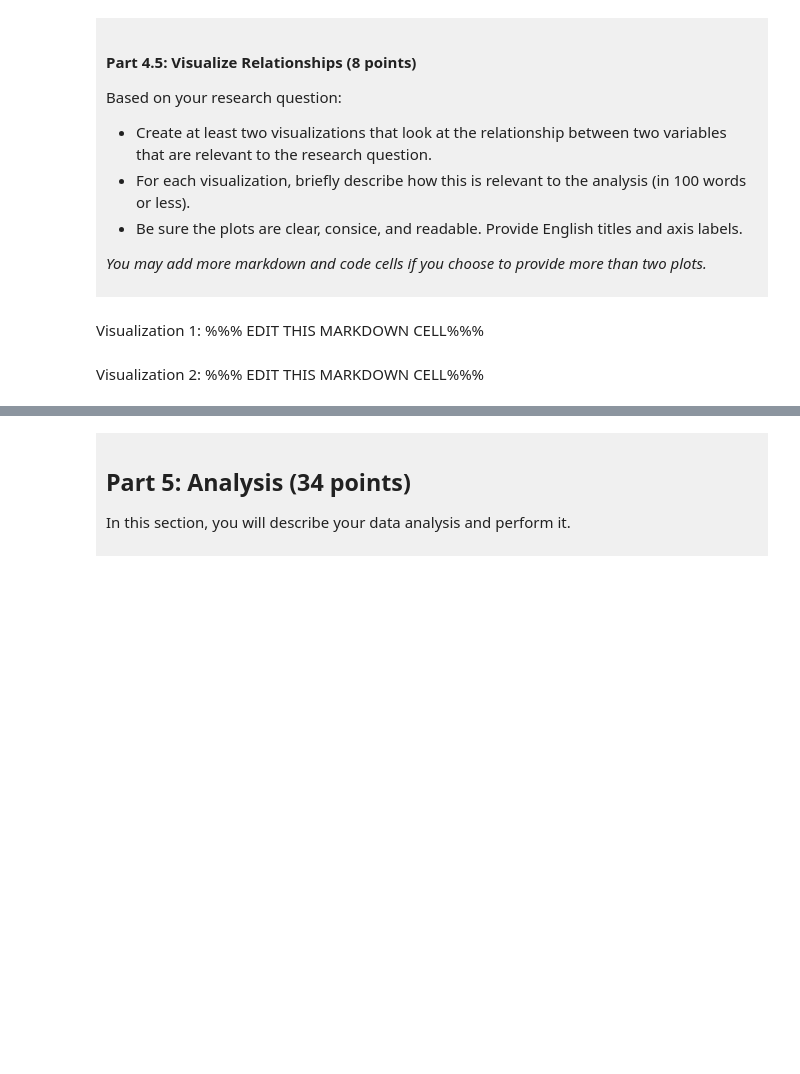
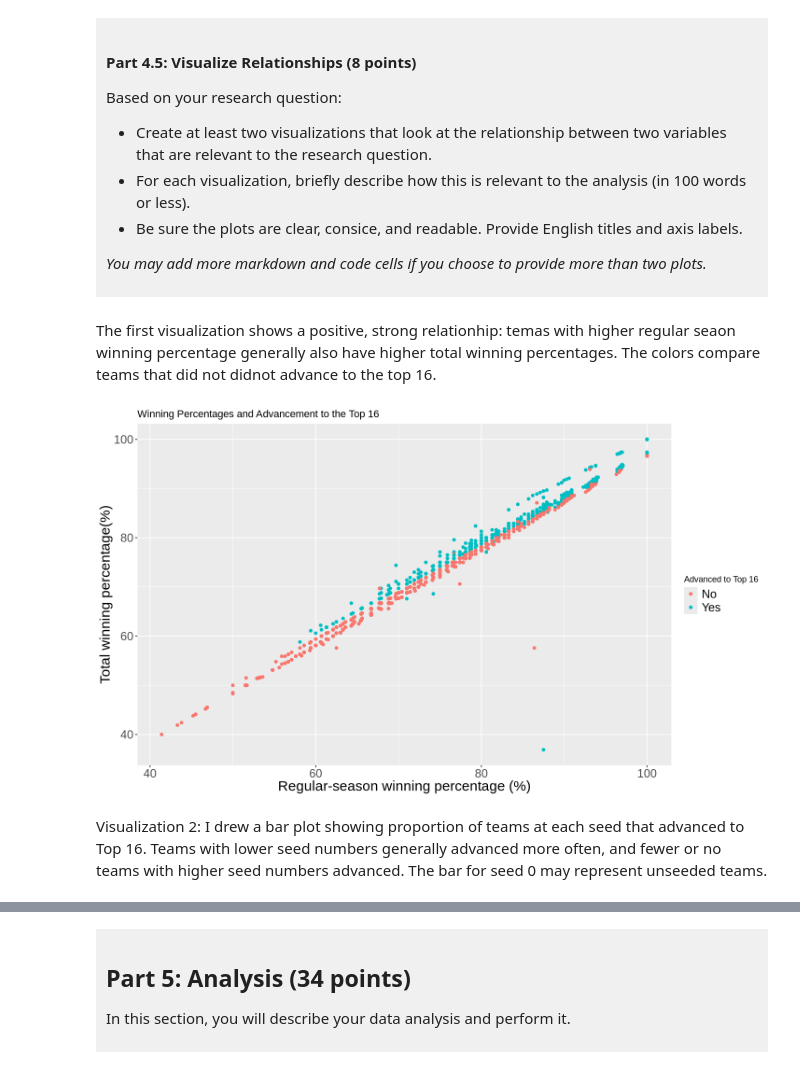
Before and after one commit to KellyGu003/dsci-100-project-kelly-gu, a Jupyter notebook: dsci-100-project-notebook.ipynb, the cells around one changed output, grey strips where cells are left out. Cells and saved outputs as stored; diff of their text form; code cells hidden in the pictures; blank space fills up the shorter version.

```diff
--- a/dsci-100-project-notebook.ipynb
+++ b/dsci-100-project-notebook.ipynb
@@ -335,9 +403,21 @@ Based on your research question:
 *You may add more markdown and code cells if you choose to provide more than two plots.*
 </div>
 # %% [markdown]
-Visualization 1: %%% EDIT THIS MARKDOWN CELL%%%
+The first visualization shows a positive, strong relationhip: temas with higher regular seaon winning percentage generally also have higher total winning percentages. The colors compare teams that did not didnot advance to the top 16.
 # %%
-### EDIT THIS CODE CELL FOR VISUALIZATION 1###
+options(repr.plot.width=12,repr.plot.height=7)
+ggplot(tidy_data,aes(x=reg_wins_pct,y=total_wins_pct,color=advanced_to_top_16))+
+geom_point()+
+labs(
+    title="Winning Percentages and Advancement to the Top 16",
+   x="Regular-season winning percentage (%)",
+y="Total winning percentage(%)",
+color= "Advanced to Top 16")+
+theme(axis.title=element_text(size=18),
+     axis.text=element_text(size=15),
+      legend.text=element_text(size=15))
+# %% [output]
+[figure, added]
 # %% [markdown]
-Visualization 2: %%% EDIT THIS MARKDOWN CELL%%%
+Visualization 2: I drew a bar plot showing proportion of teams at each seed that advanced to Top 16. Teams with lower seed numbers generally advanced more often, and fewer or no teams with higher seed numbers advanced. The bar for seed 0 may represent unseeded teams.
 # %%
```
Also changed, not shown: parts of 10 cells of this notebook.
